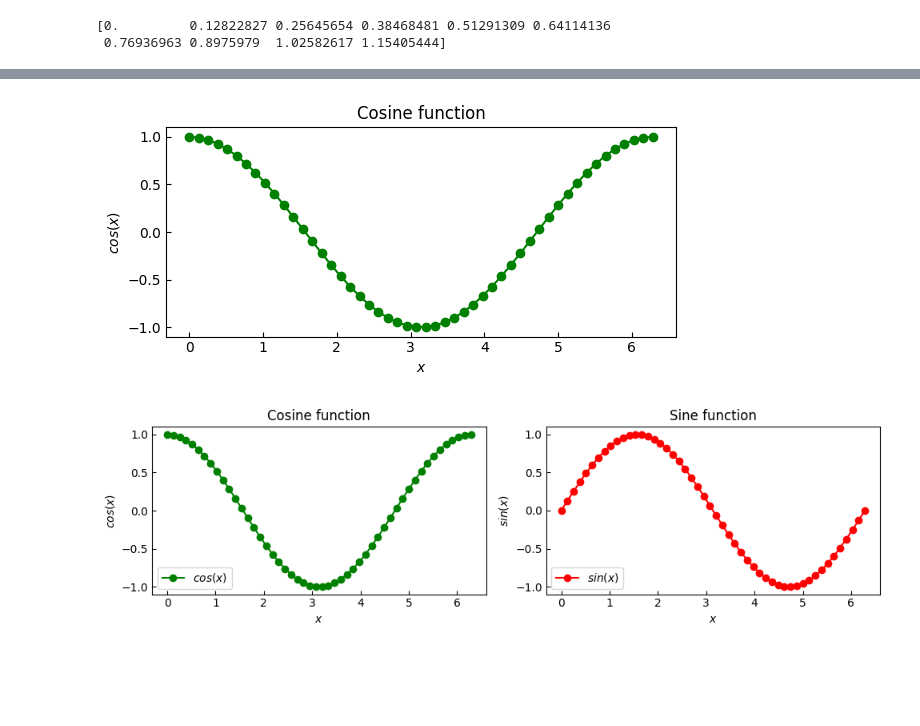
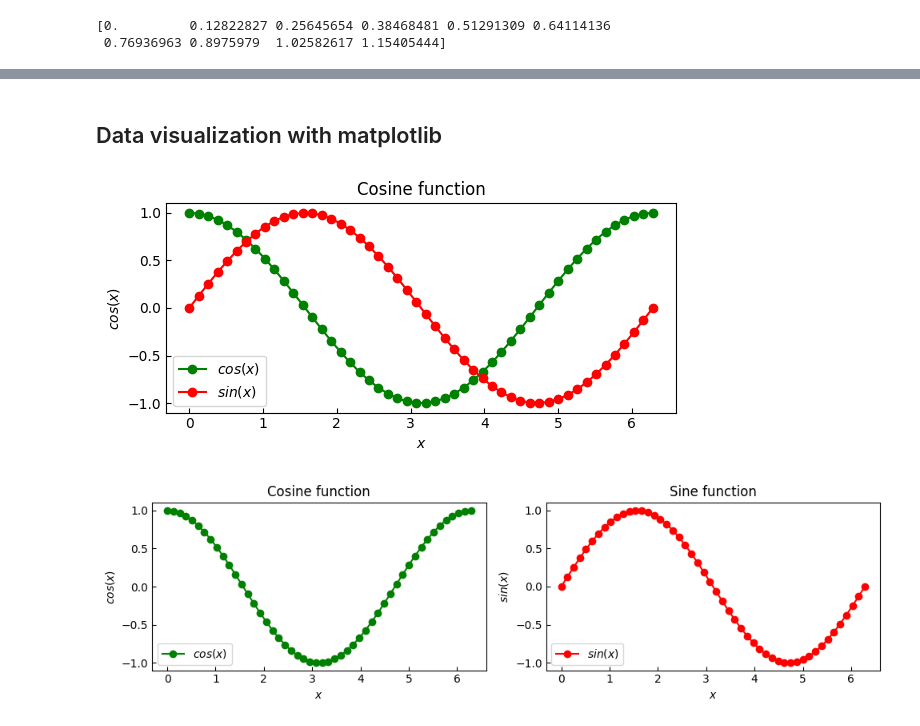
Before and after one commit to gabrielrflopes/scientificpython, a Jupyter notebook: Scientific_Python_1.ipynb, the cells around one changed output, grey strips where cells are left out. Saved outputs shown, nothing was run; the diff lists cells and outputs as text; code cells hidden in the pictures; blank space fills up the shorter version.

```diff
--- a/Scientific_Python_1.ipynb
+++ b/Scientific_Python_1.ipynb
@@ -93,20 +103,24 @@ np.savetxt('data.txt', data.T, delimiter = ',', header = 'Sample data')
+# %% [markdown]
+## Data visualization with matplotlib
 # %%
 # creating a plot
 import matplotlib.pyplot as plt
 %matplotlib inline
 
 fig, ax = plt.subplots(figsize = (6, 3))
 
-ax.plot(x, y, 'go-')
+ax.plot(x, y, 'go-', label = '$cos(x)$')
+ax.plot(x, np.sin(x), 'ro-', label = '$sin(x)$')
 ax.set_title('Cosine function')
 ax.set_xlabel('$x$')
 ax.set_ylabel('$cos(x)$')
 ax.tick_params(axis = 'both', direction = 'in')
+ax.legend()
 
 fig.tight_layout()
 fig.show()
 # %% [output]
-[figure, old version]
+[figure, new version]
 # %%
 z = np.sin(x)
 
```
Also changed, not shown: parts of 27 cells of this notebook.
